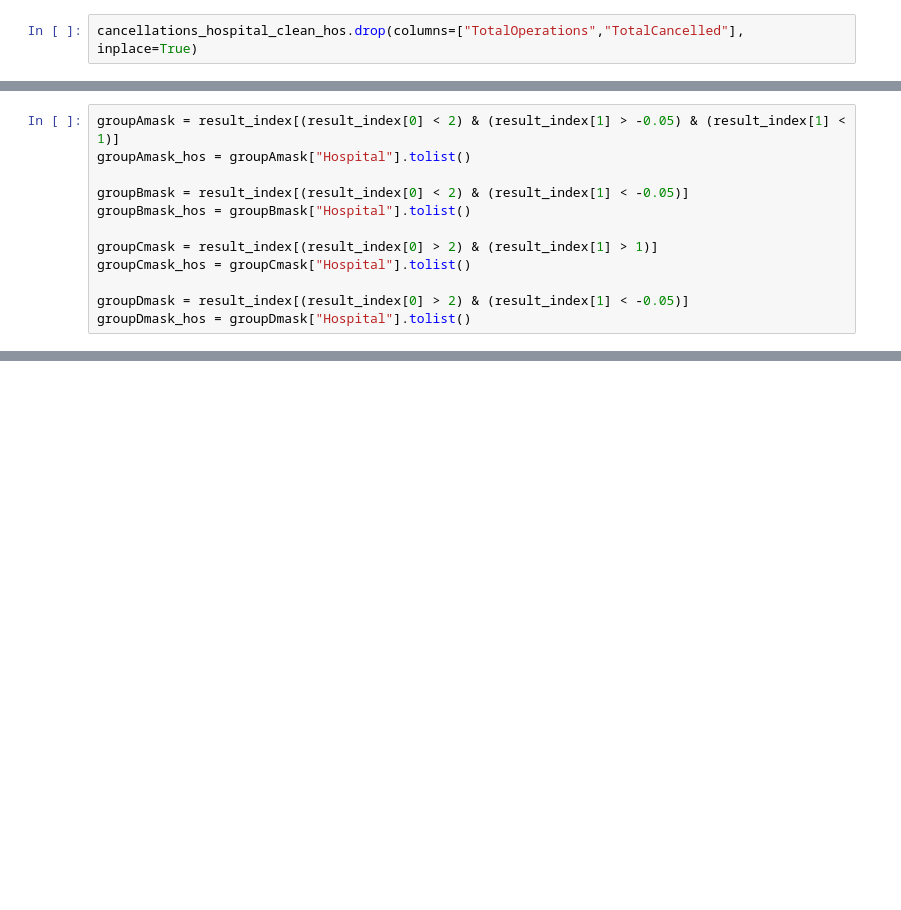
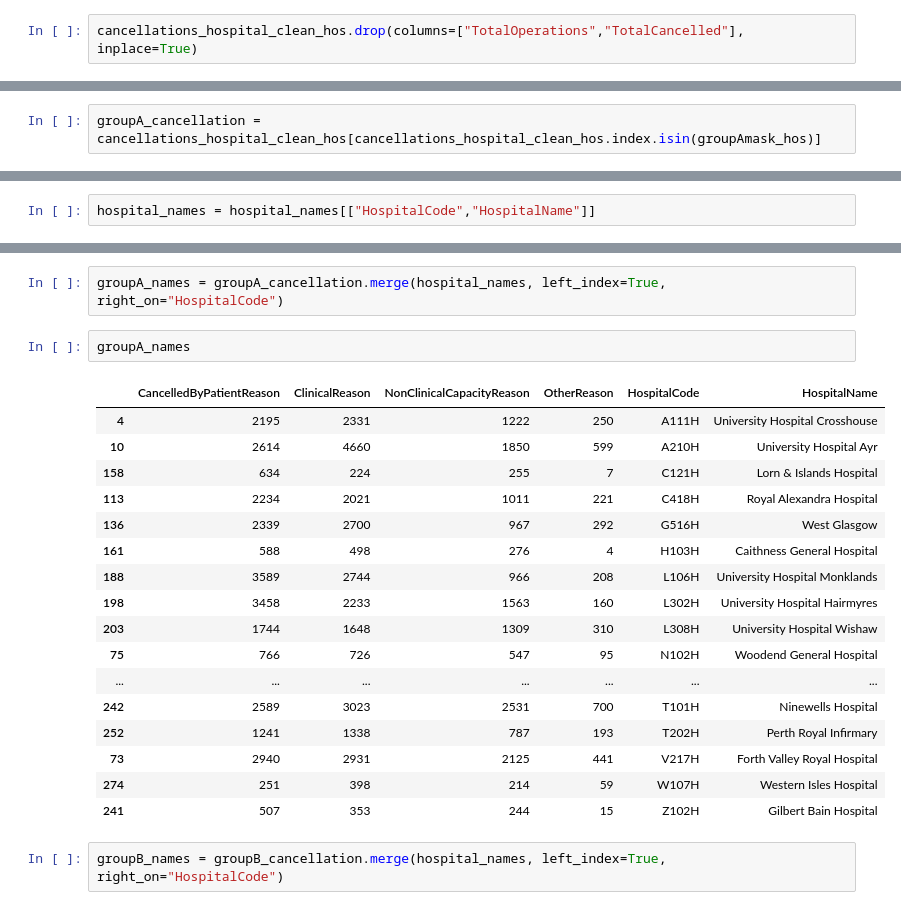
Before and after one commit to brianej/fdscw3, a Jupyter notebook: q3.ipynb, the cells around one changed output, grey strips where cells are left out. Drawn from its saved outputs; the diff is of its cells as text; blank space fills up the shorter version.

```diff
--- a/q3.ipynb
+++ b/q3.ipynb
@@ -240,12 +238,0 @@ result_index[1] = -result_index[1]
-# %%
-groupAmask = result_index[(result_index[0] < 2) & (result_index[1] > -0.05) & (result_index[1] < 1)]
-groupAmask_hos = groupAmask["Hospital"].tolist()
-
-groupBmask = result_index[(result_index[0] < 2) & (result_index[1] < -0.05)]
-groupBmask_hos = groupBmask["Hospital"].tolist()
-
-groupCmask = result_index[(result_index[0] > 2) & (result_index[1] > 1)]
-groupCmask_hos = groupCmask["Hospital"].tolist()
-
-groupDmask = result_index[(result_index[0] > 2) & (result_index[1] < -0.05)]
-groupDmask_hos = groupDmask["Hospital"].tolist()
@@ -288,0 +239,2 @@ result_index
+# %%
+groupA_cancellation = cancellations_hospital_clean_hos[cancellations_hospital_clean_hos.index.isin(groupAmask_hos)]
@@ -288,0 +294,2 @@ result_index
+# %%
+hospital_names = hospital_names[["HospitalCode","HospitalName"]]
@@ -288,0 +312,24 @@ result_index
+# %%
+groupA_names = groupA_cancellation.merge(hospital_names, left_index=True, right_on="HospitalCode")
+# %%
+groupA_names
+# %% [output]
+|  | CancelledByPatientReason | ClinicalReason | NonClinicalCapacityReason | OtherReason | HospitalCode | HospitalName |
+| 4 | 2195 | 2331 | 1222 | 250 | A111H | University Hospital Crosshouse |
+| 10 | 2614 | 4660 | 1850 | 599 | A210H | University Hospital Ayr |
+| 158 | 634 | 224 | 255 | 7 | C121H | Lorn & Islands Hospital |
+| 113 | 2234 | 2021 | 1011 | 221 | C418H | Royal Alexandra Hospital |
+| 136 | 2339 | 2700 | 967 | 292 | G516H | West Glasgow |
+| 161 | 588 | 498 | 276 | 4 | H103H | Caithness General Hospital |
+| 188 | 3589 | 2744 | 966 | 208 | L106H | University Hospital Monklands |
+| 198 | 3458 | 2233 | 1563 | 160 | L302H | University Hospital Hairmyres |
+| 203 | 1744 | 1648 | 1309 | 310 | L308H | University Hospital Wishaw |
+| 75 | 766 | 726 | 547 | 95 | N102H | Woodend General Hospital |
+| ... | ... | ... | ... | ... | ... | ... |
+| 242 | 2589 | 3023 | 2531 | 700 | T101H | Ninewells Hospital |
+| 252 | 1241 | 1338 | 787 | 193 | T202H | Perth Royal Infirmary |
+| 73 | 2940 | 2931 | 2125 | 441 | V217H | Forth Valley Royal Hospital |
+| 274 | 251 | 398 | 214 | 59 | W107H | Western Isles Hospital |
+| 241 | 507 | 353 | 244 | 15 | Z102H | Gilbert Bain Hospital |
+# %%
+groupB_names = groupB_cancellation.merge(hospital_names, left_index=True, right_on="HospitalCode")
```
Also changed, not shown: parts of 18 cells of this notebook, 4 other files.
